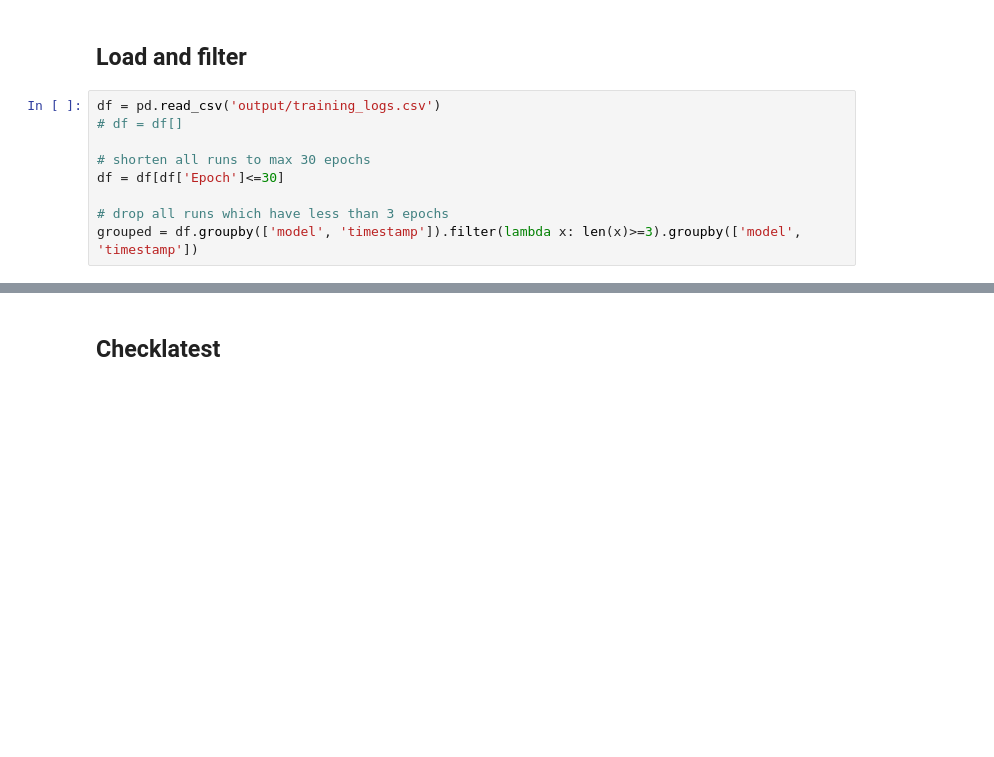
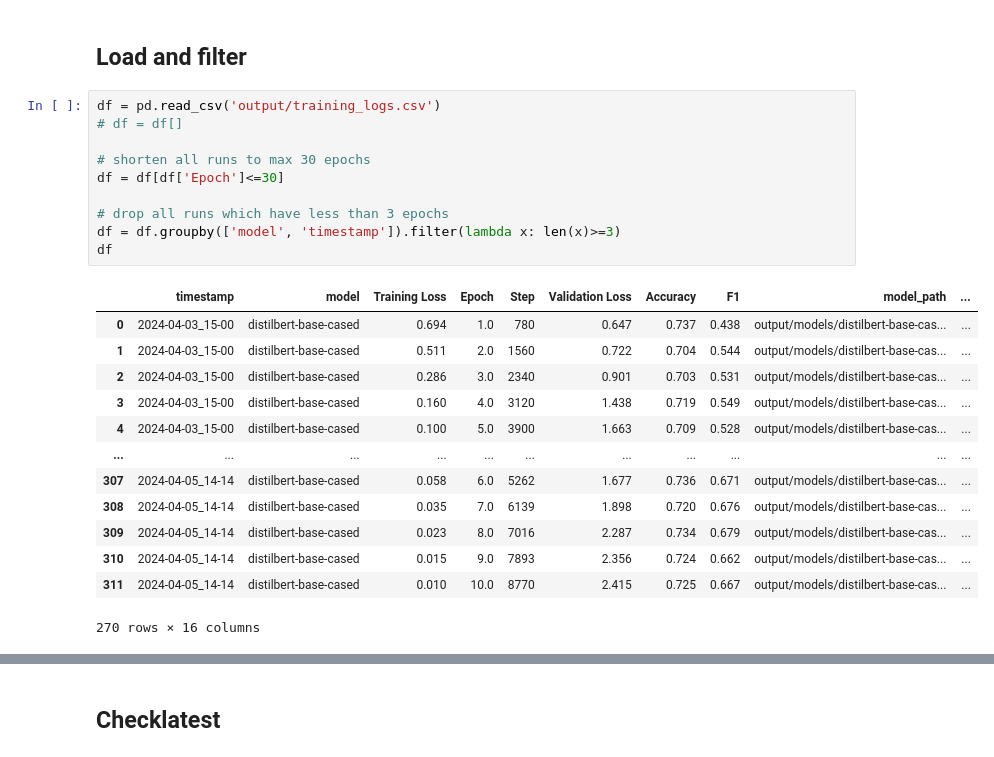
Before and after one commit to japarty/looptune, a Jupyter notebook: Plot from logs.ipynb, the cells around one changed output, grey strips where cells are left out. Drawn from its saved outputs; the diff is of its cells as text; blank space fills up the shorter version.

```diff
--- a/Plot from logs.ipynb
+++ b/Plot from logs.ipynb
@@ -6,9 +6,24 @@ import matplotlib.pyplot as plt
 # %%
 df = pd.read_csv('output/training_logs.csv')
 # df = df[]
 
 # shorten all runs to max 30 epochs
 df = df[df['Epoch']<=30]
 
 # drop all runs which have less than 3 epochs
-grouped = df.groupby(['model', 'timestamp']).filter(lambda x: len(x)>=3).groupby(['model', 'timestamp'])
+df = df.groupby(['model', 'timestamp']).filter(lambda x: len(x)>=3)
+df
+# %% [output]
+|  | timestamp | model | Training Loss | Epoch | Step | Validation Loss | Accuracy | F1 | model_path | ... |
+| 0 | 2024-04-03_15-00 | distilbert-base-cased | 0.694 | 1.0 | 780 | 0.647 | 0.737 | 0.438 | output/models/distilbert-base-cas... | ... |
+| 1 | 2024-04-03_15-00 | distilbert-base-cased | 0.511 | 2.0 | 1560 | 0.722 | 0.704 | 0.544 | output/models/distilbert-base-cas... | ... |
+| 2 | 2024-04-03_15-00 | distilbert-base-cased | 0.286 | 3.0 | 2340 | 0.901 | 0.703 | 0.531 | output/models/distilbert-base-cas... | ... |
+| 3 | 2024-04-03_15-00 | distilbert-base-cased | 0.160 | 4.0 | 3120 | 1.438 | 0.719 | 0.549 | output/models/distilbert-base-cas... | ... |
+| 4 | 2024-04-03_15-00 | distilbert-base-cased | 0.100 | 5.0 | 3900 | 1.663 | 0.709 | 0.528 | output/models/distilbert-base-cas... | ... |
+| ... | ... | ... | ... | ... | ... | ... | ... | ... | ... | ... |
+| 307 | 2024-04-05_14-14 | distilbert-base-cased | 0.058 | 6.0 | 5262 | 1.677 | 0.736 | 0.671 | output/models/distilbert-base-cas... | ... |
+| 308 | 2024-04-05_14-14 | distilbert-base-cased | 0.035 | 7.0 | 6139 | 1.898 | 0.720 | 0.676 | output/models/distilbert-base-cas... | ... |
+| 309 | 2024-04-05_14-14 | distilbert-base-cased | 0.023 | 8.0 | 7016 | 2.287 | 0.734 | 0.679 | output/models/distilbert-base-cas... | ... |
+| 310 | 2024-04-05_14-14 | distilbert-base-cased | 0.015 | 9.0 | 7893 | 2.356 | 0.724 | 0.662 | output/models/distilbert-base-cas... | ... |
+| 311 | 2024-04-05_14-14 | distilbert-base-cased | 0.010 | 10.0 | 8770 | 2.415 | 0.725 | 0.667 | output/models/distilbert-base-cas... | ... |
+270 rows × 16 columns
```
Also changed, not shown: parts of 8 cells of this notebook.
